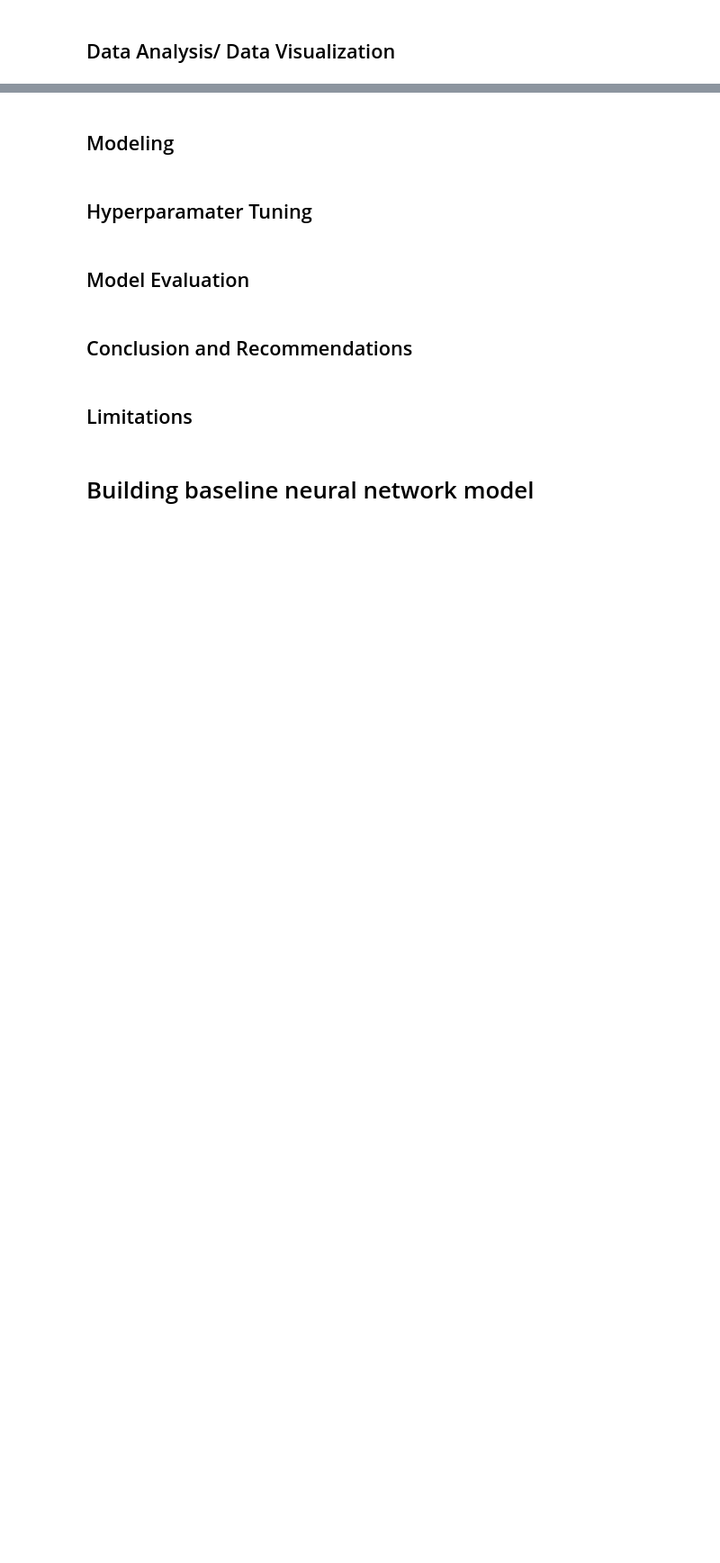
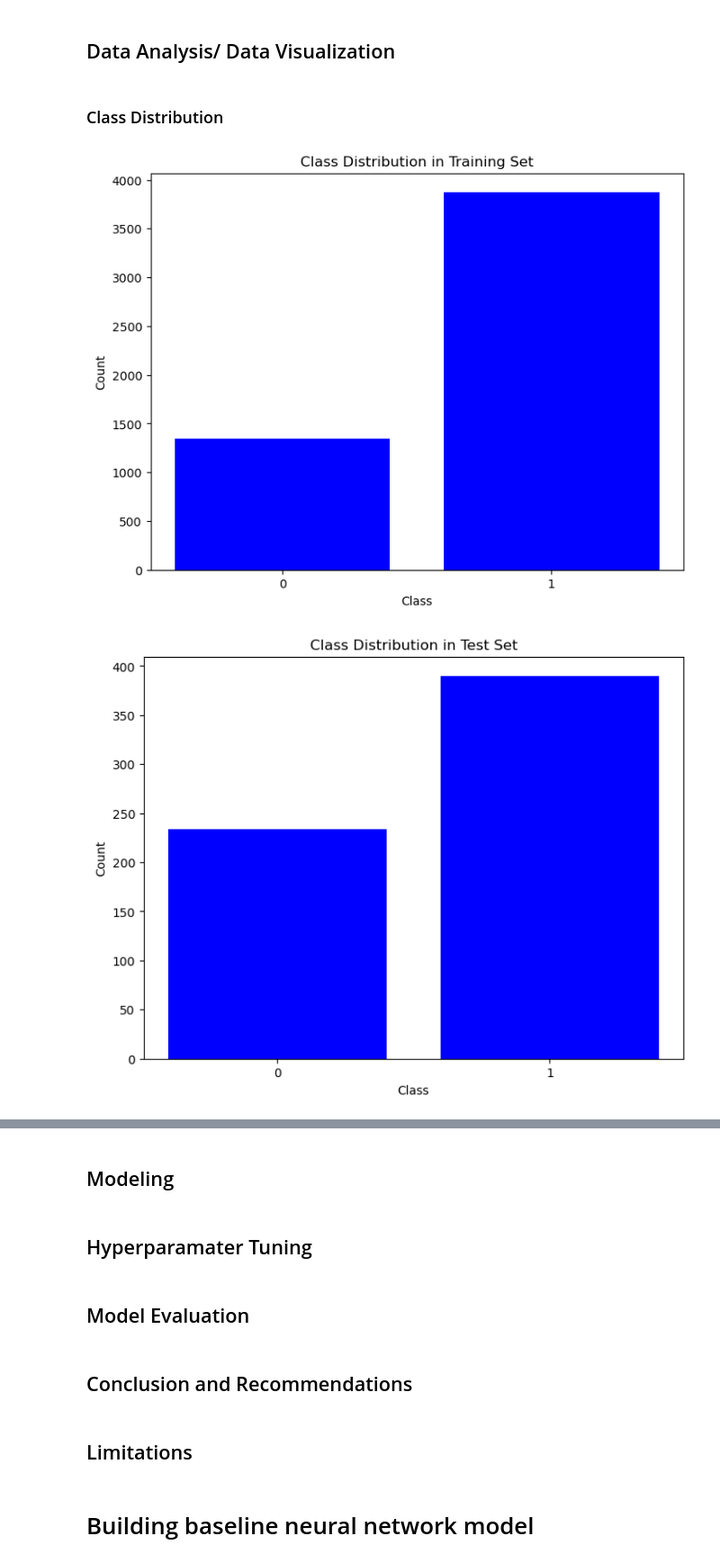
Before and after one commit to ldwilker10/pneumonia_classification, a Jupyter notebook: final_draft_notebook_model.ipynb, the cells around one changed output, grey strips where cells are left out. Shown: that part at 90% size. Drawn from its saved outputs; the diff is of its cells as text; code cells hidden in the pictures; blank space fills up the shorter version.

Commit message:
Plotted class distribution of final draft

```diff
--- a/final_draft_notebook_model.ipynb
+++ b/final_draft_notebook_model.ipynb
@@ -89,0 +94,15 @@ val_images, val_labels = next(val_generator)
+# %%
+# Get the counts for each class in the training set
+train_class_counts = np.bincount(train_labels.astype(int))
+train_class_counts_dict = dict(zip(range(len(train_class_counts)), train_class_counts))
+print("Training Set Class Counts:", train_class_counts_dict)
+
+# Get the counts for each class in the test set
+test_class_counts = np.bincount(test_labels.astype(int))
+test_class_counts_dict = dict(zip(range(len(test_class_counts)), test_class_counts))
+print("Test Set Class Counts:", test_class_counts_dict)
+
+# Get the counts for each class in the validation set
+val_class_counts = np.bincount(val_labels.astype(int))
+val_class_counts_dict = dict(zip(range(len(val_class_counts)), val_class_counts))
+print("Validation Set Class Counts:", val_class_counts_dict)
@@ -90,2 +113,24 @@ val_images, val_labels = next(val_generator)
 # %% [markdown]
 ## Data Analysis/ Data Visualization
+# %% [markdown]
+### Class Distribution
+# %%
+def plot_class_distribution(class_counts_dict, set_name):
+    classes = list(class_counts_dict.keys())
+    counts = list(class_counts_dict.values())
+
+    plt.figure(figsize=(8, 6))
+    plt.bar(classes, counts, color='blue')
+    plt.xlabel('Class')
+    plt.ylabel('Count')
+    plt.title(f'Class Distribution in {set_name} Set')
+    plt.xticks(classes)
+    plt.show()
+
+# Plot the class distribution for each set
+plot_class_distribution(train_class_counts_dict, 'Training')
+plot_class_distribution(test_class_counts_dict, 'Test')
+plot_class_distribution(val_class_counts_dict, 'Validation')
+# %% [output]
+[figure, added]
+[figure, added]
```
Also changed, not shown: parts of 3 cells of this notebook.
